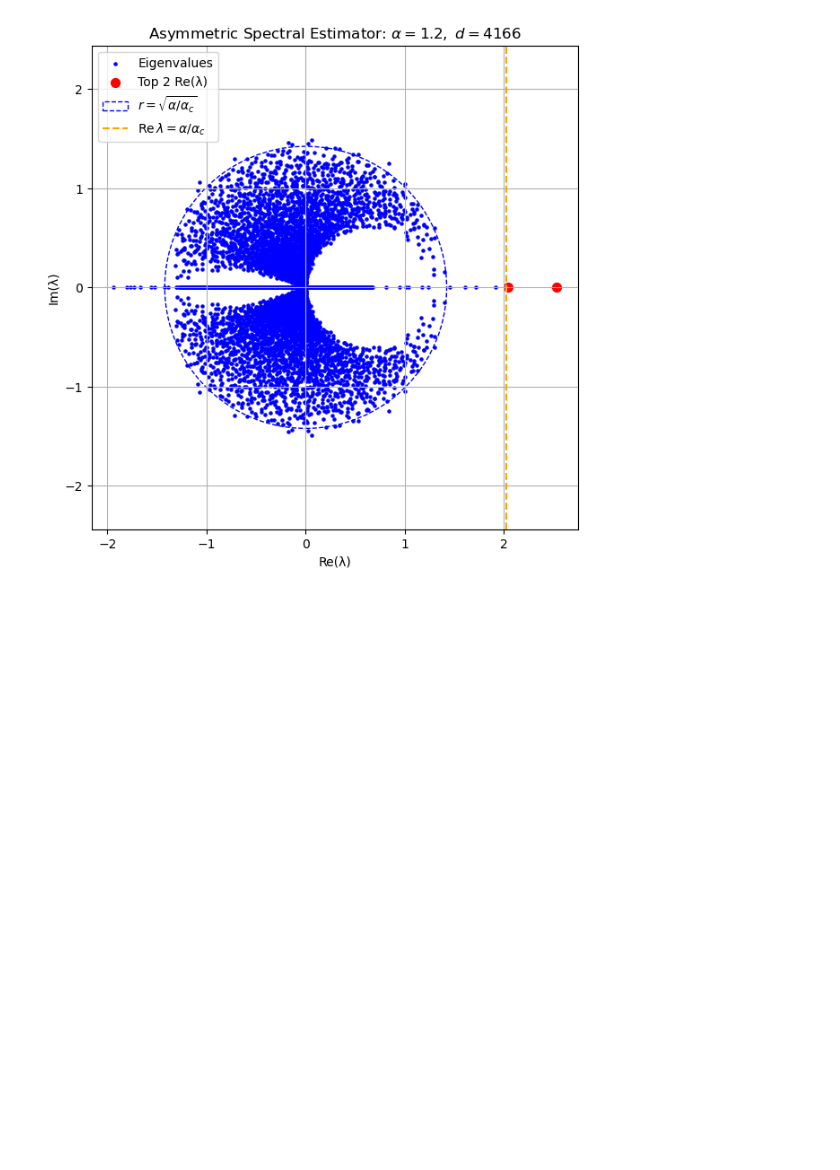
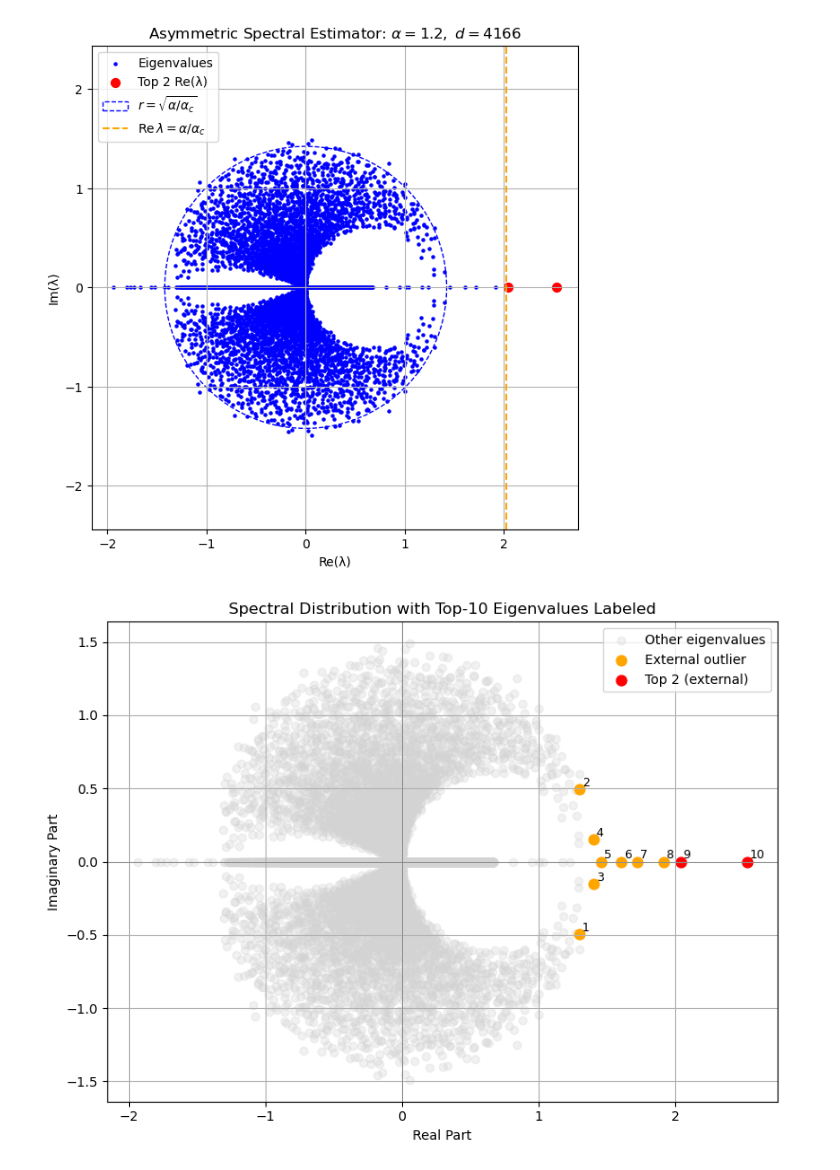
Before and after one commit to AuroraQinzy/SE, a Jupyter notebook: alphq=1.2.ipynb, the cells around one changed output. Cells and saved outputs as stored; diff of their text form; code cells hidden in the pictures; blank space fills up the shorter version.

```diff
--- a/alphq=1.2.ipynb
+++ b/alphq=1.2.ipynb
@@ -102,3 +102,41 @@ plt.show()
 Using device: cuda
 L shape: torch.Size([10000, 10000]), L device: cuda:0
 [figure]
+# %%
+# Step 6: 绘制谱图（Complex Plane）
+
+# ===== 设置阈值判别是否为 internal outlier =====
+eig_mod = np.abs(eigvals_np)
+eig_imag = eigvals_np.imag
+bulk_radius = np.percentile(eig_mod, 90)  # 可调节 percentiles
+delta = 0.05  # 容差
+internal_mask = (eig_mod < bulk_radius - delta) & (np.abs(eig_imag) < 0.1)
+external_mask = (eig_mod > bulk_radius + delta)
+
+# ===== 标记前10个谱点中的类别 =====
+top10_idx = np.argsort(eigvals_real)[-10:]
+top10_vals = eigvals_np[top10_idx]
+
+# ===== 绘制图形 =====
+plt.figure(figsize=(8, 6))
+plt.scatter(eigvals_np.real, eigvals_np.imag, color='lightgray', alpha=0.3, label="Other eigenvalues")
+
+for i, idx in enumerate(top10_idx):
+    val = eigvals_np[idx]
+    color = "red" if idx in top2_idx else ("orange" if external_mask[idx] else "green")
+    label = "Top 2 (external)" if idx in top2_idx else ("External outlier" if external_mask[idx] else "Internal drift")
+    plt.scatter(val.real, val.imag, color=color, s=60, label=label if i == 0 or label not in plt.gca().get_legend_handles_labels()[1] else None)
+    plt.text(val.real + 0.02, val.imag + 0.02, f"{i+1}", fontsize=9)
+
+# ===== 绘制格式设置 =====
+plt.axhline(0, color='gray', lw=0.5)
+plt.axvline(0, color='gray', lw=0.5)
+plt.xlabel("Real Part")
+plt.ylabel("Imaginary Part")
+plt.title("Spectral Distribution with Top-10 Eigenvalues Labeled")
+plt.legend(loc='upper right')
+plt.grid(True)
+plt.tight_layout()
+plt.show()
+# %% [output]
+[figure, added]
```
Also changed, not shown: parts of 5 cells of this notebook.
